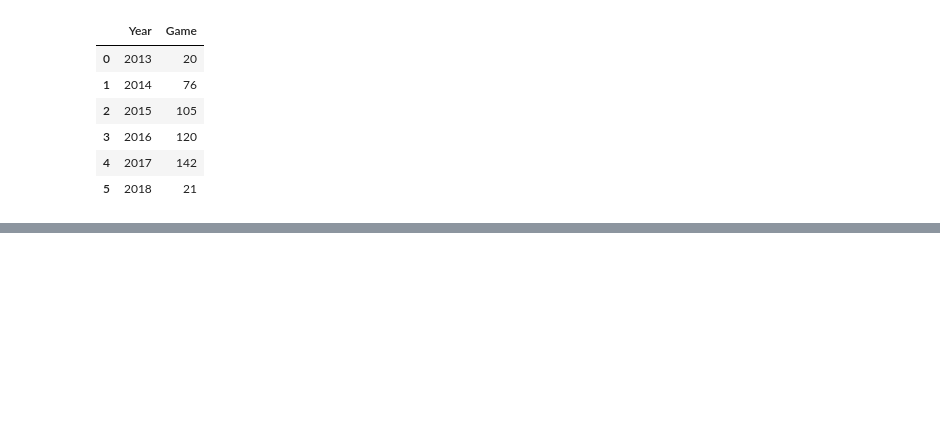
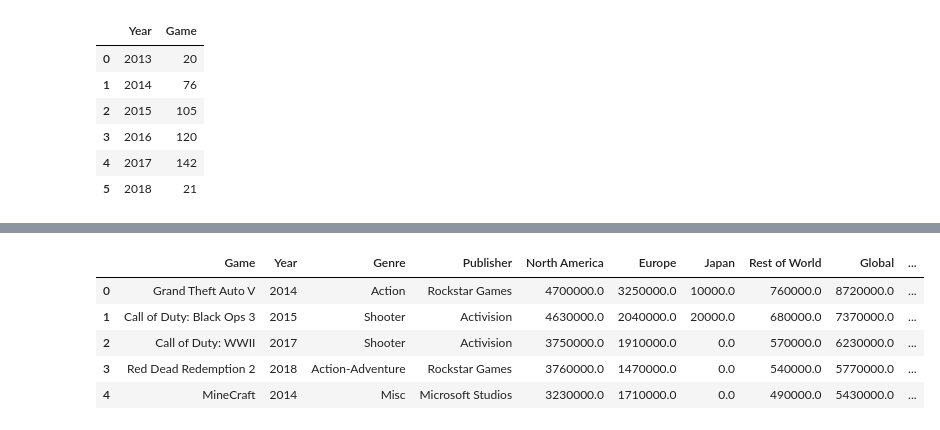
Before and after one commit to RomanoGameplay/Projeto2, a Jupyter notebook: functions/test_graph.ipynb, the cells around one changed output, grey strips where cells are left out. Cells and saved outputs as stored; diff of their text form; code cells hidden in the pictures; blank space fills up the shorter version.

```diff
--- a/functions/test_graph.ipynb
+++ b/functions/test_graph.ipynb
@@ -219,0 +266,3 @@ line(profit_per_year(df_xbox), x='Year', y='Global', title='Profit (Xbox One)')
+# %%
+df_xbox['Platform'] = 'Xbox One'
+df_xbox.head()
@@ -219,0 +276,3 @@ line(profit_per_year(df_xbox), x='Year', y='Global', title='Profit (Xbox One)')
+# %%
+df_ps4['Platform'] = 'PS4'
+df_ps4.head()
@@ -219,0 +286,11 @@ line(profit_per_year(df_xbox), x='Year', y='Global', title='Profit (Xbox One)')
+# %%
+df = pd.concat([df_xbox, df_ps4])
+df.drop('Unnamed: 0', axis=1, inplace=True)
+df.head()
+# %% [output]
+|  | Game | Year | Genre | Publisher | North America | Europe | Japan | Rest of World | Global | ... |
+| 0 | Grand Theft Auto V | 2014 | Action | Rockstar Games | 4700000.0 | 3250000.0 | 10000.0 | 760000.0 | 8720000.0 | ... |
+| 1 | Call of Duty: Black Ops 3 | 2015 | Shooter | Activision | 4630000.0 | 2040000.0 | 20000.0 | 680000.0 | 7370000.0 | ... |
+| 2 | Call of Duty: WWII | 2017 | Shooter | Activision | 3750000.0 | 1910000.0 | 0.0 | 570000.0 | 6230000.0 | ... |
+| 3 | Red Dead Redemption 2 | 2018 | Action-Adventure | Rockstar Games | 3760000.0 | 1470000.0 | 0.0 | 540000.0 | 5770000.0 | ... |
+| 4 | MineCraft | 2014 | Misc | Microsoft Studios | 3230000.0 | 1710000.0 | 0.0 | 490000.0 | 5430000.0 | ... |
```
Also changed, not shown: parts of 17 cells of this notebook.
